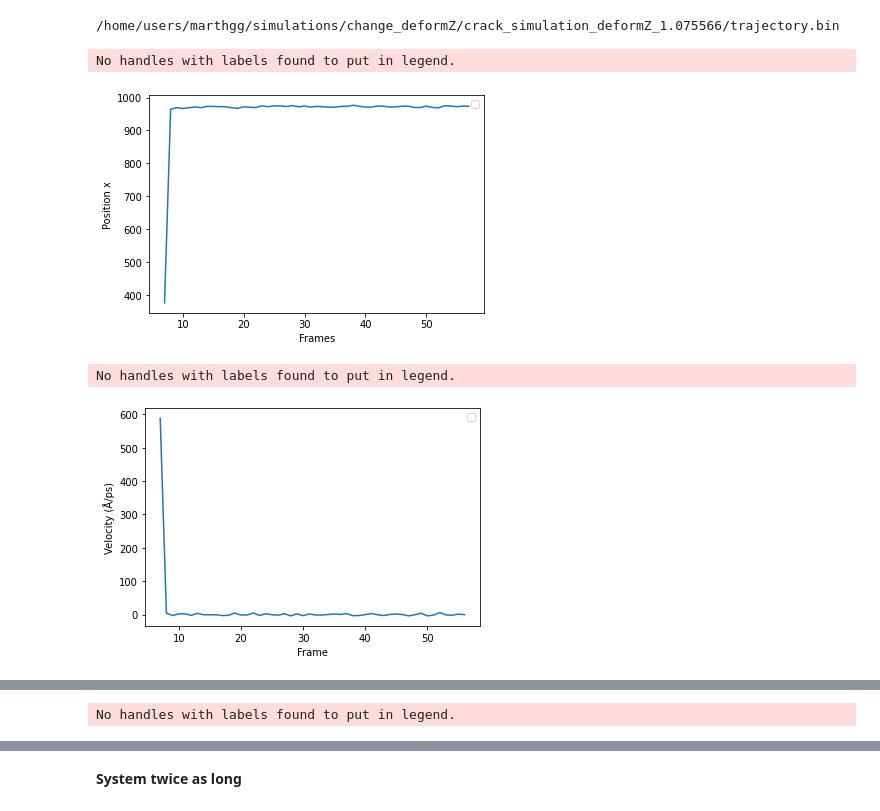
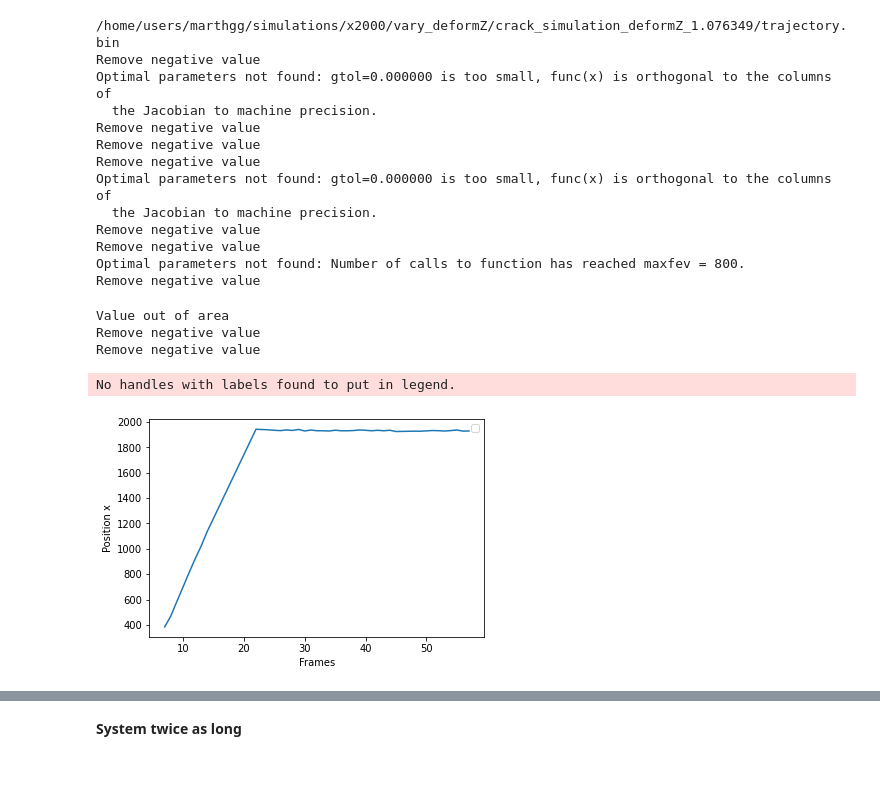
Before and after one commit to marthgg/crack-simulations, a Jupyter notebook: notebooks/crackTip_v1.ipynb, the cells around one changed output, grey strips where cells are left out. Cells and saved outputs as stored; diff of their text form; code cells hidden in the pictures; blank space fills up the shorter version.

```diff
--- a/notebooks/crackTip_v1.ipynb
+++ b/notebooks/crackTip_v1.ipynb
@@ -15,9 +15,9 @@ from regex_file_collector.utils import floating_number_pattern
 # %%
 # Functions
 
-def sigmoid(x, x0, k, a):
-    y = 1 / (1 + np.exp(-k*(x-x0))) * a
-    return y
+#def sigmoid(x, x0, k, a):
+#    y = 1 / (1 + np.exp(-k*(x-x0))) * a
+#    return y
 
 def sigmoid(x, c, b, a):
     z = b*(x-c)
@@ -126,10 +126,10 @@ for deformZ, path in simulations.items():
     velocity = np.diff(position_crack_tip)/np.diff(frames)
 
     plt.figure(2)
-    plt.plot(frames[:-1], velocity, color=get_color_value(float(deformZ), 1.010000, 1.100000))#, label=deformZ)
+    plt.plot(frames[:-1], velocity*100, color=get_color_value(float(deformZ), 1.010000, 1.100000))#, label=deformZ)
     plt.xlabel('Frame')
-    plt.ylabel('Velocity (Å/ps)')
-    plt.ylim([0, 300])
+    plt.ylabel('Velocity (m/s)')
+    #plt.ylim([0, 300])
     #plt.legend()
     #plt.show()
 # %% [output]
@@ -186,13 +155,12 @@ Value out of area
 # Single data file
 # Import data and loop through all frames
 
-# Fast
-file_name1 = '/home/users/marthgg/simulations/change_deformZ/crack_simulation_deformZ_1.075566/trajectory.bin'
+# File
+file_name1 = '/home/users/marthgg/simulations/x2000/vary_deformZ/crack_simulation_deformZ_1.076349/trajectory.bin'
+#file_name1 = '/home/users/marthgg/simulations/x3000_y200/vary_deformZ/crack_simulation_deformZ_1.042279/trajectory.bin'
 
-# Slow
-file_name2 = '/home/users/marthgg/simulations/change_deformZ/crack_simulation_deformZ_1.032944/trajectory.bin'
 
-files = [file_name1, file_name2]
+files = [file_name1]
 
 for file in files:
     print(file)
@@ -236,6 +204,12 @@ for file in files:
         pos_x = np.insert(pos_x, len(pos_x), new_pos)
         coord = np.insert(coord, len(coord), extra_zeros)
 
+        mean_pos_x = running_mean(pos_x, 10)
+        mean_coord = running_mean(coord, 10)
+
+        pos_x = mean_pos_x[7:-7]
+        coord = mean_coord[7:-7]
+
         popt = [100]
 
         try:
@@ -253,41 +227,73 @@ for file in files:
             position_crack_tip.pop(-1)
             frames.pop(-1)
 
-        if (popt[0] > pos_x[-1]) or (popt[0] < position_crack_tip[0]-50):
+        if (popt[0] > pos_x[-1]):# or (popt[0] < position_crack_tip[0]-50):
             print('Value out of area')
             position_crack_tip.pop(-1)
             frames.pop(-1)
 
         #sig_x = np.linspace(pos_x[0], pos_x[-1], len(pos_x))
         #sig_y = sigmoid(sig_x, *popt)
 
         #plt.figure()
         #plt.plot(pos_x, coord, label='data')
         #plt.plot(sig_x, sig_y, label='fit')
         #plt.legend()
         #plt.show()
 
 
     plt.figure()
     plt.plot(frames, position_crack_tip)
     plt.xlabel('Frames')
     plt.ylabel('Position x')
     #plt.ylim([0, 1000])
     plt.legend()
     plt.show()
 
+    timestep = 0.001 # ps
+    dump_frequency = 10000
+
+    time_s = []
+    for i in range(0, len(frames)):
+        time_s.append(frames[i]*timestep*dump_frequency*(10**-12)) #time in s
+
+        #print('Frame: %f' %frames[i])
+        #print('Time (s): %f' %time_s[i])
+
+    position_m = []
+    for i in range(0, len(position_crack_tip)):
+        position_m.append(position_crack_tip[i]*(10**-10)) #distance in m
+
     # Find velocity
-    velocity = np.diff(position_crack_tip)/np.diff(frames)
+    #velocity = np.diff(position_crack_tip)/np.diff(time) #Å/ps
+    velocity = np.diff(position_m)/np.diff(time_s)
+    print(velocity)
+
+    #velocity = (velocity/(timestep*dump_frequency))*100 # m/s (1 Å/ps = 100 m/s)
+
 
     plt.figure()
-    plt.plot(frames[:-1], velocity)
-    plt.xlabel('Frame')
-    plt.ylabel('Velocity (Å/ps)')
+    plt.plot(velocity)
+    #plt.xlabel('Frame')
+    plt.ylabel('Velocity (m/s)')
     plt.legend()
     plt.show()
 # %% [output]
-/home/users/marthgg/simulations/change_deformZ/crack_simulation_deformZ_1.075566/trajectory.bin
+/home/users/marthgg/simulations/x2000/vary_deformZ/crack_simulation_deformZ_1.076349/trajectory.bin
+Remove negative value
+Optimal parameters not found: gtol=0.000000 is too small, func(x) is orthogonal to the columns of
+  the Jacobian to machine precision.
+Remove negative value
+Remove negative value
+Remove negative value
+Optimal parameters not found: gtol=0.000000 is too small, func(x) is orthogonal to the columns of
+  the Jacobian to machine precision.
+Remove negative value
+Remove negative value
+Optimal parameters not found: Number of calls to function has reached maxfev = 800.
+Remove negative value
-No handles with labels found to put in legend.
+Value out of area
+Remove negative value
+Remove negative value
+No handles with labels found to put in legend.
-[figure, old version]
+[figure, new version]
-No handles with labels found to put in legend.
-[figure, old version]
@@ -302 +308,0 @@ Value out of area
-No handles with labels found to put in legend.
```
Also changed, not shown: parts of 9 cells of this notebook, 1 other file.
